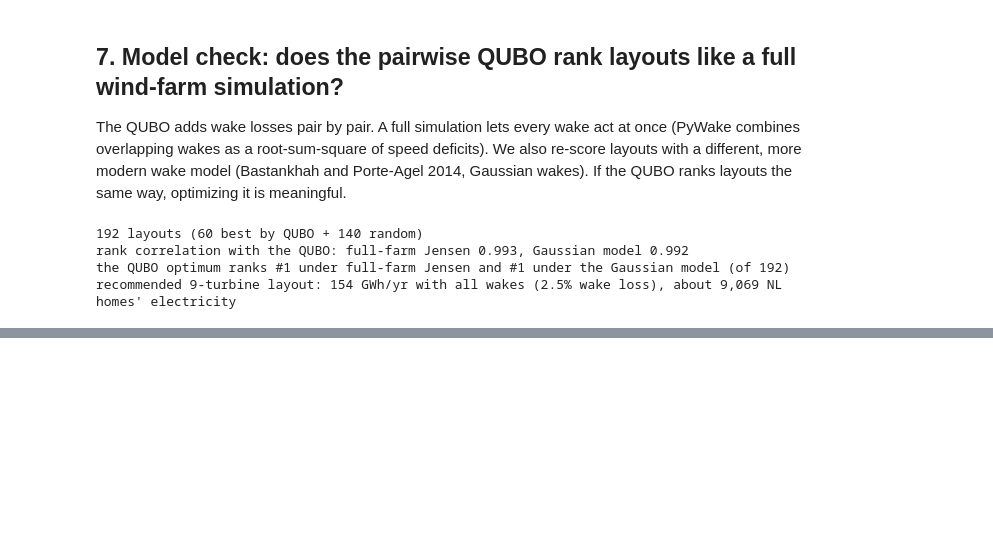
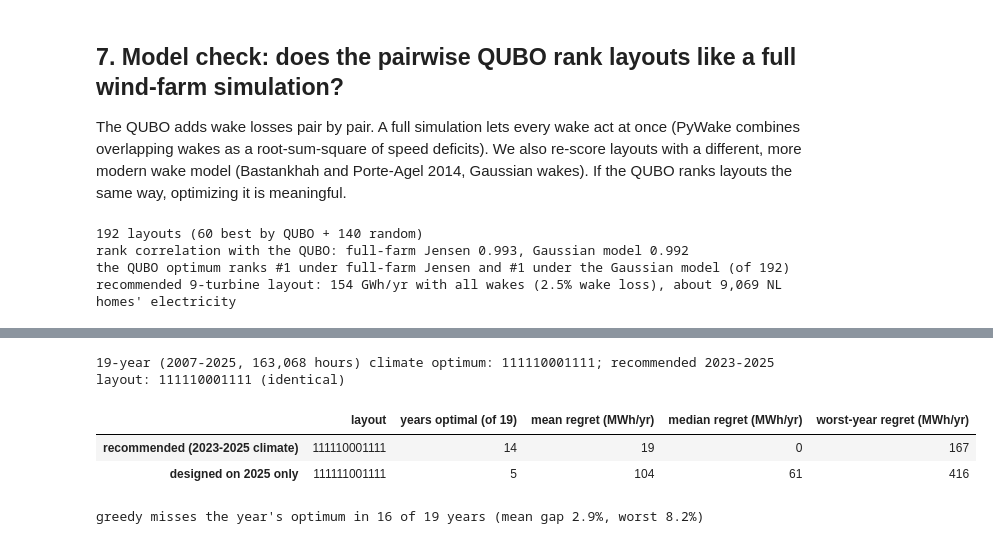
Before and after one commit to mrw-soumik/Qiskit-AI-Entanglers-, a Jupyter notebook: wakewise.ipynb, the cells around one changed output, grey strips where cells are left out. Drawn from its saved outputs; the diff is of its cells as text; code cells hidden in the pictures; blank space fills up the shorter version.

```diff
--- a/wakewise.ipynb
+++ b/wakewise.ipynb
@@ -502,0 +500,32 @@ per_year_table.style.format({"QAOA p=3 P(opt)": "{:.1%}", "x random": "{:,.0f}x"
+# %%
+ROBUST_YEARS = list(range(2007, 2026))
+yearly = {}
+for y in ROBUST_YEARS:
+    wd_y, u_y = ww.load_wind((y,))
+    lin_y, W_y, _ = ww.build_qubo(d["xy"], wd_y, u_y, model=jensen)
+    x_y, f_y, v_y = ww.exact(lin_y, W_y)
+    yearly[y] = dict(lin=lin_y, W=W_y, x=x_y, f=f_y, v=v_y, g=ww.qubo_values(ww.greedy(lin_y, W_y), lin_y, W_y)[0],
+                     hours=len(u_y), mean=u_y.mean())
+wd_all, u_all = ww.load_wind(tuple(ROBUST_YEARS))
+lin_all, W_all, _ = ww.build_qubo(d["xy"], wd_all, u_all, model=jensen)
+x_all, _, _ = ww.exact(lin_all, W_all)
+same_19 = bits(x_all) == bits(d["x_opt"])
+print(f"19-year (2007-2025, {len(u_all):,} hours) climate optimum: {bits(x_all)}; recommended 2023-2025 layout: {bits(d['x_opt'])} "
+      f"({'identical' if same_19 else 'different'})")
+
+designs = {"recommended (2023-2025 climate)": d["x_opt"], "designed on 2025 only": inst["y2025_12"]["x_opt"]}
+reg = {nm: np.array([ww.qubo_values(x, yearly[y]["lin"], yearly[y]["W"])[0] - yearly[y]["f"] for y in ROBUST_YEARS])
+       for nm, x in designs.items()}
+robust_table = pd.DataFrame({nm: {"layout": bits(designs[nm]), "years optimal (of 19)": int((r < 0.5).sum()),
+                                  "mean regret (MWh/yr)": round(r.mean()), "median regret (MWh/yr)": round(np.median(r)),
+                                  "worst-year regret (MWh/yr)": round(r.max())} for nm, r in reg.items()}).T
+display(robust_table)
+greedy_gap_y = np.array([(yearly[y]["g"] - yearly[y]["f"]) / abs(yearly[y]["f"]) for y in ROBUST_YEARS])
+print(f"greedy misses the year's optimum in {(greedy_gap_y > 1e-9).sum()} of 19 years "
+      f"(mean gap {greedy_gap_y.mean():.1%}, worst {greedy_gap_y.max():.1%})")
+# %% [output]
+19-year (2007-2025, 163,068 hours) climate optimum: 111110001111; recommended 2023-2025 layout: 111110001111 (identical)
+|  | layout | years optimal (of 19) | mean regret (MWh/yr) | median regret (MWh/yr) | worst-year regret (MWh/yr) |
+| recommended (2023-2025 climate) | 111110001111 | 14 | 19 | 0 | 167 |
+| designed on 2025 only | 111111001111 | 5 | 104 | 61 | 416 |
+greedy misses the year's optimum in 16 of 19 years (mean gap 2.9%, worst 8.2%)
```
Also changed, not shown: parts of 15 cells of this notebook, 32 other files.
